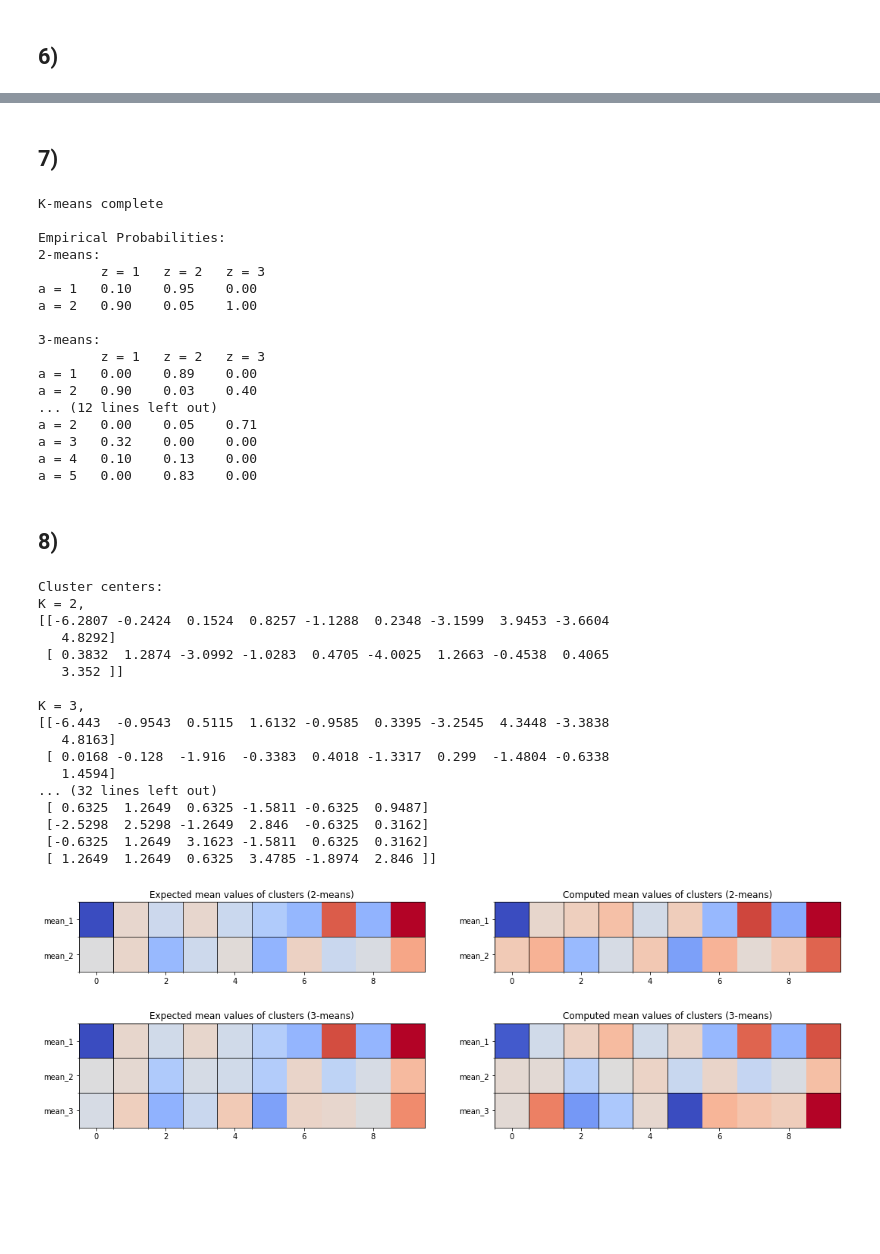
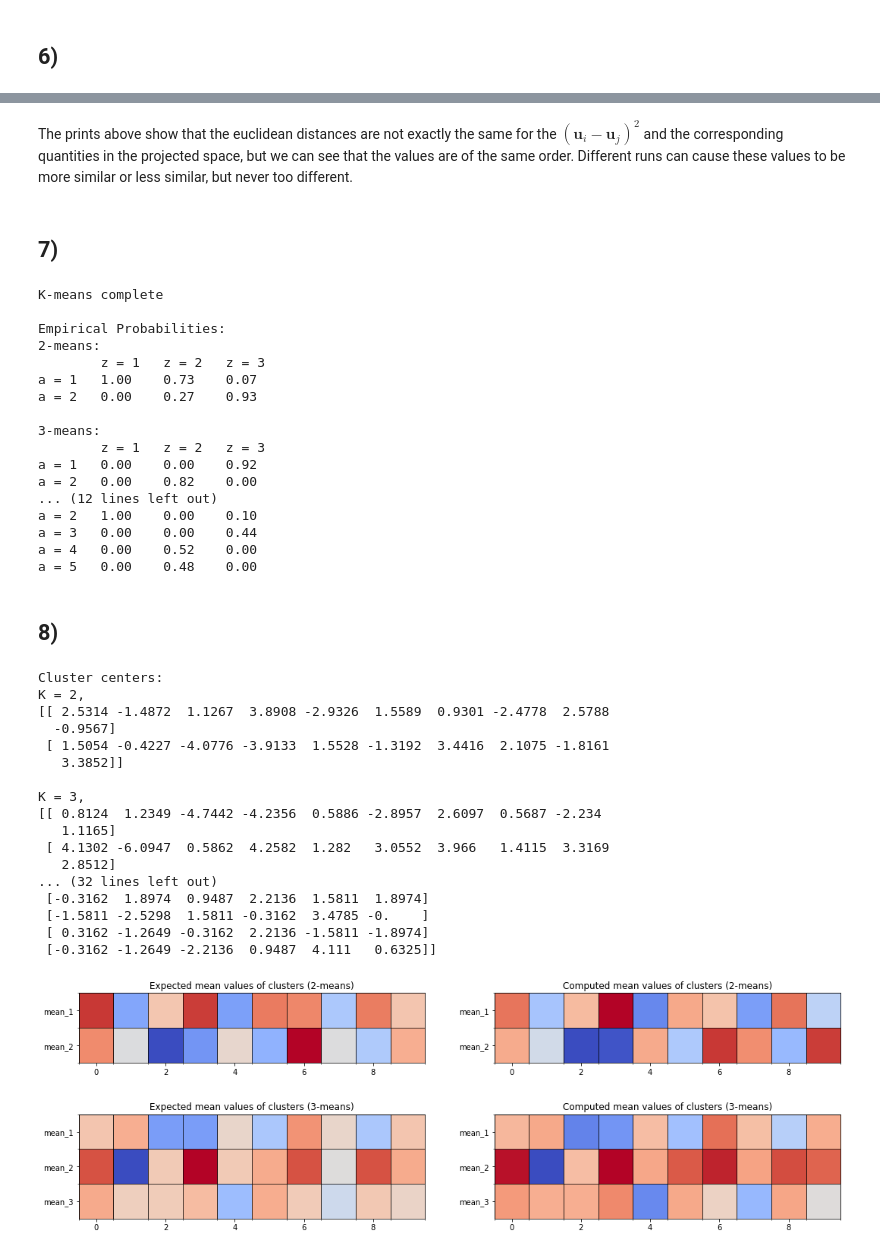
Before and after one commit to kongsgard/machine-learning, a Jupyter notebook: hw5/hw5.ipynb, the cells around one changed output, grey strips where cells are left out. Cells and saved outputs as stored; diff of their text form; code cells hidden in the pictures; blank space fills up the shorter version.

```diff
--- a/hw5/hw5.ipynb
+++ b/hw5/hw5.ipynb
@@ -419,7 +424,7 @@ def MSE_normalized(s_hat, s):
 
 # Compute the normalized MSE averaging over many draws, with lambda/alpha = 0.05
 MSE_normalized_sum = 0
-for i in range(3): # TODO: Increase
+for i in range(20):
     s, x, _ = generate_d_dimensional_gaussian_components_and_keep_s(N, d, u)
     y = 1. / math.sqrt(m) * Phi @ x.T
     _, s_hat = sparse_reconstruction_with_lasso(m, Phi, B, y)
@@ -505,3 +512,5 @@ Euclidean distances (u^_i - u^_j)^2:
+# %% [markdown]
+The prints above show that the euclidean distances are not exactly the same for the $(\mathbf{u}_i - \mathbf{u}_j)^2$ and the corresponding quantities in the projected space, but we can see that the values are of the same order. Different runs can cause these values to be more similar or less similar, but never too different.
 # %% [markdown]
 ## 7)
 # %%
@@ -537,18 +546,18 @@ K-means complete
 Empirical Probabilities:
 2-means:
         z = 1   z = 2   z = 3
-a = 1   0.10    0.95    0.00
-a = 2   0.90    0.05    1.00
+a = 1   1.00    0.73    0.07
+a = 2   0.00    0.27    0.93
 
 3-means:
         z = 1   z = 2   z = 3
-a = 1   0.00    0.89    0.00
-a = 2   0.90    0.03    0.40
+a = 1   0.00    0.00    0.92
+a = 2   0.00    0.82    0.00
 ... (12 lines left out)
-a = 2   0.00    0.05    0.71
-a = 3   0.32    0.00    0.00
-a = 4   0.10    0.13    0.00
-a = 5   0.00    0.83    0.00
+a = 2   1.00    0.00    0.10
+a = 3   0.00    0.00    0.44
+a = 4   0.00    0.52    0.00
+a = 5   0.00    0.48    0.00
 # %% [markdown]
 ## 8)
 # %%
@@ -560,21 +569,21 @@ print("m-dimensional projections of u:\n{}\n".format(v))
 # %% [output]
 Cluster centers:
 K = 2,
-[[-6.2807 -0.2424  0.1524  0.8257 -1.1288  0.2348 -3.1599  3.9453 -3.6604
-   4.8292]
- [ 0.3832  1.2874 -3.0992 -1.0283  0.4705 -4.0025  1.2663 -0.4538  0.4065
-   3.352 ]]
+[[ 2.5314 -1.4872  1.1267  3.8908 -2.9326  1.5589  0.9301 -2.4778  2.5788
+  -0.9567]
+ [ 1.5054 -0.4227 -4.0776 -3.9133  1.5528 -1.3192  3.4416  2.1075 -1.8161
+   3.3852]]
 
 K = 3,
-[[-6.443  -0.9543  0.5115  1.6132 -0.9585  0.3395 -3.2545  4.3448 -3.3838
-   4.8163]
- [ 0.0168 -0.128  -1.916  -0.3383  0.4018 -1.3317  0.299  -1.4804 -0.6338
-   1.4594]
+[[ 0.8124  1.2349 -4.7442 -4.2356  0.5886 -2.8957  2.6097  0.5687 -2.234
+   1.1165]
+ [ 4.1302 -6.0947  0.5862  4.2582  1.282   3.0552  3.966   1.4115  3.3169
+   2.8512]
 ... (32 lines left out)
- [ 0.6325  1.2649  0.6325 -1.5811 -0.6325  0.9487]
- [-2.5298  2.5298 -1.2649  2.846  -0.6325  0.3162]
- [-0.6325  1.2649  3.1623 -1.5811  0.6325  0.3162]
- [ 1.2649  1.2649  0.6325  3.4785 -1.8974  2.846 ]]
+ [-0.3162  1.8974  0.9487  2.2136  1.5811  1.8974]
+ [-1.5811 -2.5298  1.5811 -0.3162  3.4785 -0.    ]
+ [ 0.3162 -1.2649 -0.3162  2.2136 -1.5811 -1.8974]
+ [-0.3162 -1.2649 -2.2136  0.9487  4.111   0.6325]]
 # %%
 # 2-means:
 K = 2
@@ -596,7 +605,7 @@ ax[0].set_title("Expected mean values of clusters (2-means)")
 ax[0].imshow(mean_expected_K_2, cmap='coolwarm')
 
 # Draw gridlines
-minor_xticks = np.arange(-0.5, 5.5, 1)
+minor_xticks = np.arange(-0.5, 10.5, 1)
 ax[0].set_xticks(minor_xticks, minor=True)
 minor_yticks = np.arange(-0.5, 2.5, 1)
 ax[0].set_yticks(minor_yticks, minor=True)
@@ -611,7 +620,7 @@ ax[1].set_title("Computed mean values of clusters (2-means)")
 ax[1].imshow(m_optimal[0:2, :, 1], cmap='coolwarm')
 
 # Draw gridlines
-minor_xticks = np.arange(-0.5, 5.5, 1)
+minor_xticks = np.arange(-0.5, 10.5, 1)
 ax[1].set_xticks(minor_xticks, minor=True)
 minor_yticks = np.arange(-0.5, 2.5, 1)
 ax[1].set_yticks(minor_yticks, minor=True)
@@ -629,34 +638,34 @@ fig, ax = plt.subplots(1, 2, figsize=(18,4))
 ###
 ax[0].set_title("Expected mean values of clusters (3-means)")
 ax[0].imshow(mean_expected_K_3, cmap='coolwarm')
 
 # Draw gridlines
-minor_xticks = np.arange(-0.5, 5.5, 1)
+minor_xticks = np.arange(-0.5, 10.5, 1)
 ax[0].set_xticks(minor_xticks, minor=True)
 minor_yticks = np.arange(-0.5, 2.5, 1)
 ax[0].set_yticks(minor_yticks, minor=True)
 ax[0].grid(which='minor', color='k')
 
 ax[0].set_yticks([0, 1, 2])
 ax[0].set_yticklabels(['mean_1', 'mean_2', 'mean_3'])
 ###
 
 ###
 ax[1].set_title("Computed mean values of clusters (3-means)")
 ax[1].imshow(m_optimal[0:3, :, 2], cmap='coolwarm')
 
 # Draw gridlines
-minor_xticks = np.arange(-0.5, 5.5, 1)
+minor_xticks = np.arange(-0.5, 10.5, 1)
 ax[1].set_xticks(minor_xticks, minor=True)
 minor_yticks = np.arange(-0.5, 2.5, 1)
 ax[1].set_yticks(minor_yticks, minor=True)
 ax[1].grid(which='minor', color='k')
 
 ax[1].set_yticks([0, 1, 2])
 ax[1].set_yticklabels(['mean_1', 'mean_2', 'mean_3'])
 ###
 
 plt.show()
 # %% [output]
-[figure, old version]
+[figure, new version]
-[figure, old version]
+[figure, new version]
```
Also changed, not shown: parts of 14 cells of this notebook.
